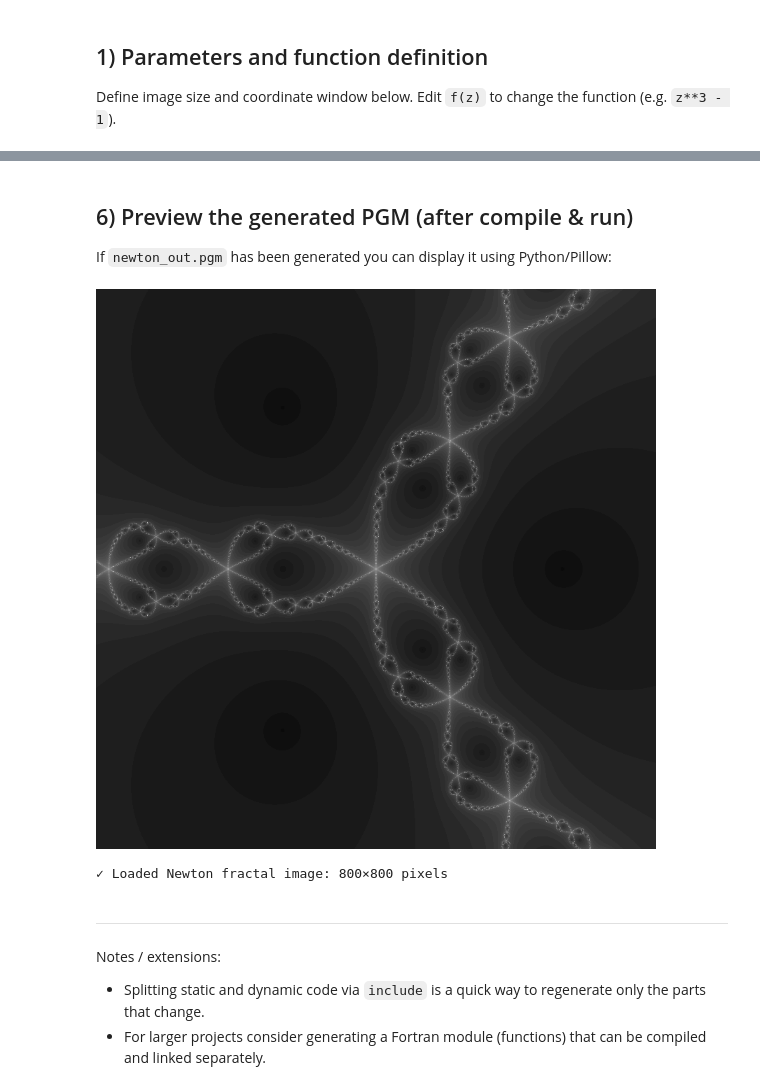
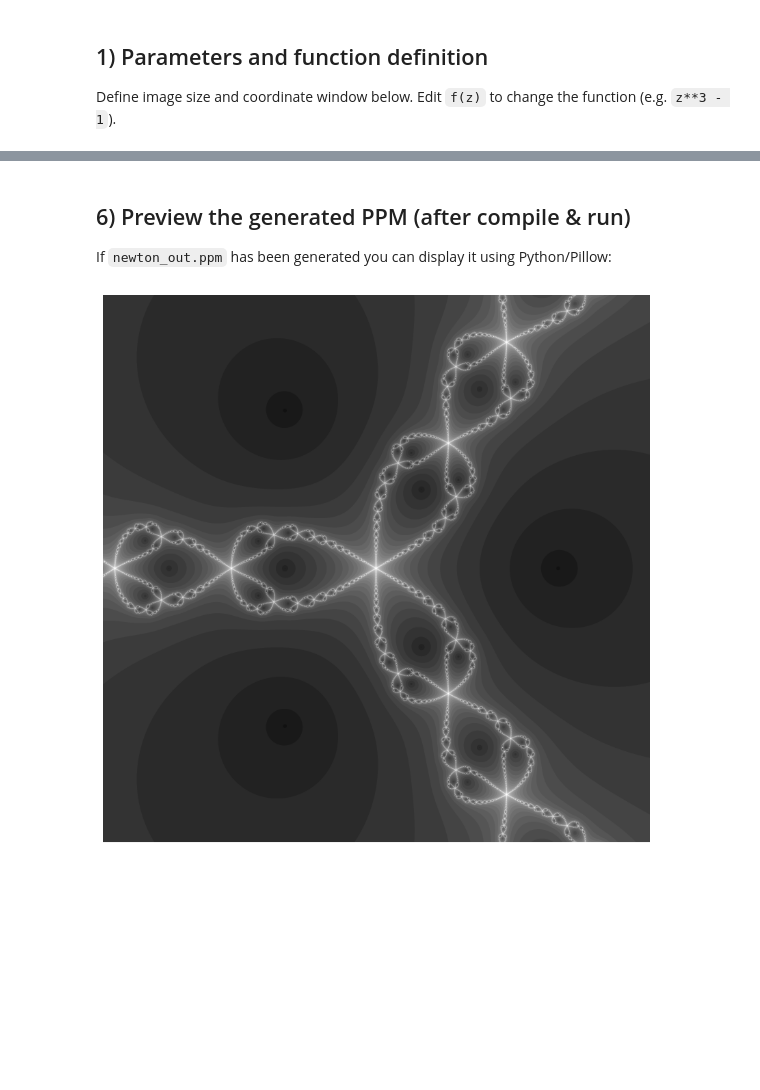
Before and after one commit to jtecklenburg/macrofor, a Jupyter notebook: docs/newton_fractal_example.ipynb, the cells around one changed output, grey strips where cells are left out. Cells and saved outputs as stored; diff of their text form; code cells hidden in the pictures; blank space fills up the shorter version.

Commit message:
newton example

```diff
--- a/docs/newton_fractal_example.ipynb
+++ b/docs/newton_fractal_example.ipynb
@@ -292,3 +247,0 @@ The program will write `newton_out.pgm` in the same folder.
-# %% [markdown]
-## 6) Preview the generated PGM (after compile & run)
-If `newton_out.pgm` has been generated you can display it using Python/Pillow:
@@ -303,51 +248,26 @@ else:
-# %%
-import numpy as np
-from PIL import Image
-
-img_path = pathlib.Path('newton_out.pgm')
-if img_path.exists():
-    # Read the PGM file manually
-    with open(img_path, 'r') as f:
-        lines = f.readlines()
-
-    # Parse header
-    header_idx = 0
-    magic = lines[header_idx].strip()
-    header_idx += 1
-
-    # Skip comments
-    while lines[header_idx].startswith('#'):
-        header_idx += 1
-
-    # Read dimensions
-    dims = lines[header_idx].strip().split()
-    width, height = int(dims[0]), int(dims[1])
-    header_idx += 1
-
-    # Read max value
-    maxval = int(lines[header_idx].strip())
-    header_idx += 1
-
-    # Read pixel data
-    pixels = []
-    for line in lines[header_idx:]:
-        pixels.extend(line.split())
-
-    # Convert to numpy array and reshape
-    img_array = np.array([int(p) for p in pixels], dtype=np.uint8)
-    img_array = img_array.reshape((height, width))
-
-    # Create PIL Image and display
-    im = Image.fromarray(img_array, mode='L')
-    display(im)
-    print(f'✓ Loaded Newton fractal image: {width}×{height} pixels')
-else:
-    print('File newton_out.pgm not found. Compile and run the Fortran program to generate it.')
-# %% [output]
-[figure, removed]
-✓ Loaded Newton fractal image: 800×800 pixels
-# %% [markdown]
----
-Notes / extensions:
-- Splitting static and dynamic code via `include` is a quick way to regenerate only the parts that change.
-- For larger projects consider generating a Fortran module (functions) that can be compiled and linked separately.
+# %% [markdown]
+## 6) Preview the generated PPM (after compile & run)
+If `newton_out.ppm` has been generated you can display it using Python/Pillow:
+# %%
+from helper import read_ppm_p6
+import matplotlib.pyplot as plt
+
+img_path = pathlib.Path('newton_out.ppm')
+
+if img_path.exists():
+    img = read_ppm_p6(str(img_path))
+
+    dpi = 100
+    h, w, _ = img.shape
+    figsize = (w / dpi, h / dpi)
+
+    fig = plt.figure(figsize=figsize, dpi=dpi)
+    ax = fig.add_axes([0, 0, 1, 1])
+    ax.imshow(img)
+    ax.axis("off")
+    plt.show()
+
+else:
+    print('File newton_out.ppm not found. Compile and run the Fortran program to generate it.')
+# %% [output]
+[figure, added]
```
Also changed, not shown: parts of 13 cells of this notebook, 6 other files.
